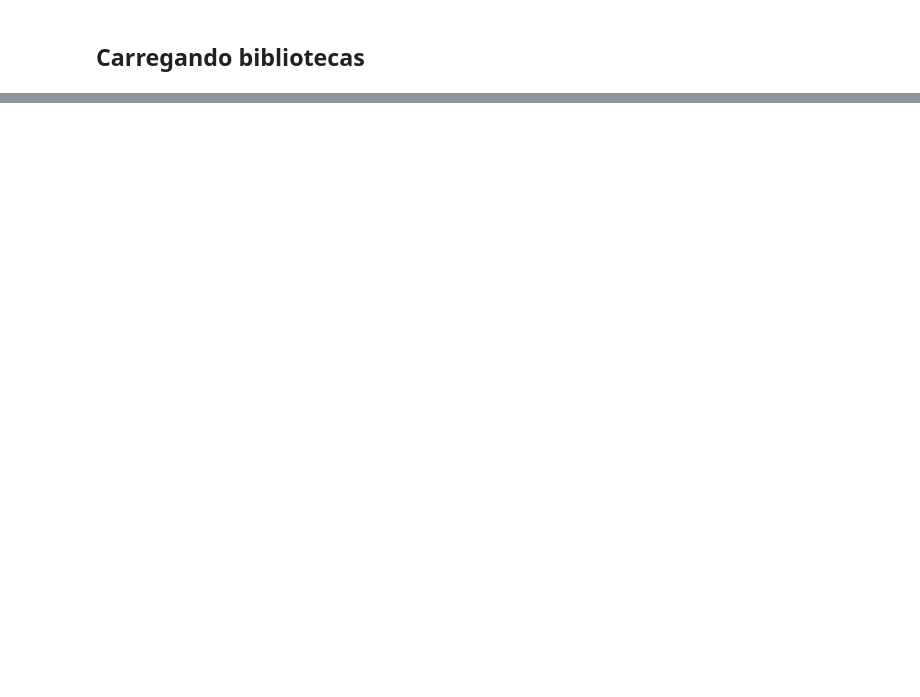
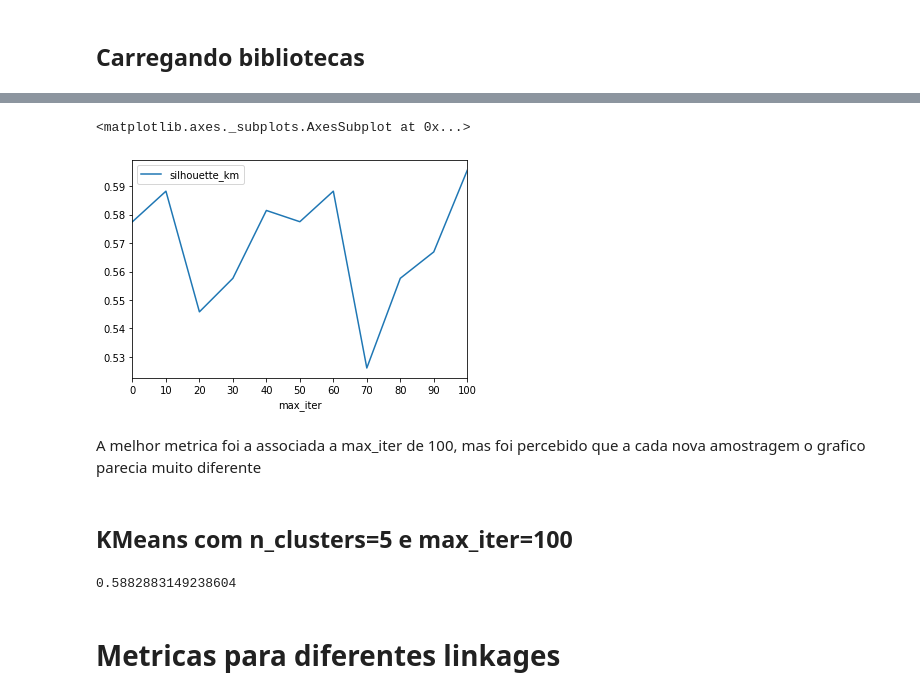
Before and after one commit to V-in/kaggle, a Jupyter notebook: premier_league/notebook.ipynb, the cells around one changed output, grey strips where cells are left out. Cells and saved outputs as stored; diff of their text form; code cells hidden in the pictures; blank space fills up the shorter version.

```diff
--- a/premier_league/notebook.ipynb
+++ b/premier_league/notebook.ipynb
@@ -80,0 +155,32 @@ sns.scatterplot(x=pd.DataFrame(df_proj)[0], y=pd.DataFrame(df_proj)[1])
+# %%
+silhouette_values = []
+for i in range (0, 101, 10):
+    kmeans = KMeans(n_clusters=5, max_iter=i if i > 0 else 1).fit(df_proj)
+
+    km_clustered = df_proj.assign(cluster_number=kmeans.predict(df_proj))
+
+    silhouette_values.append({
+        "max_iter": i,
+        "silhouette_km": sk.metrics.silhouette_score(km_clustered, labels=km_clustered["cluster_number"]),
+    })
+# %%
+pd.DataFrame(silhouette_values).plot.line(x="max_iter",
+                                          y="silhouette_km",
+                                          xticks=range(0,101,10))
+# %% [output]
+<matplotlib.axes._subplots.AxesSubplot at 0x...>
+[figure, added]
+# %% [markdown]
+A melhor metrica foi a associada a max_iter de 100, mas foi percebido que a cada nova amostragem o grafico parecia muito diferente
+# %% [markdown]
+## KMeans com n_clusters=5 e max_iter=100
+# %%
+kmeans = KMeans(n_clusters=5, max_iter=100).fit(df_proj)
+
+km_clustered = df_proj.assign(cluster_number=kmeans.predict(df_proj))
+
+sk.metrics.silhouette_score(km_clustered, labels=km_clustered["cluster_number"])
+# %% [output]
+0.5882883149238604
+# %% [markdown]
+# Metricas para diferentes linkages
```
Also changed, not shown: parts of 37 cells of this notebook.
